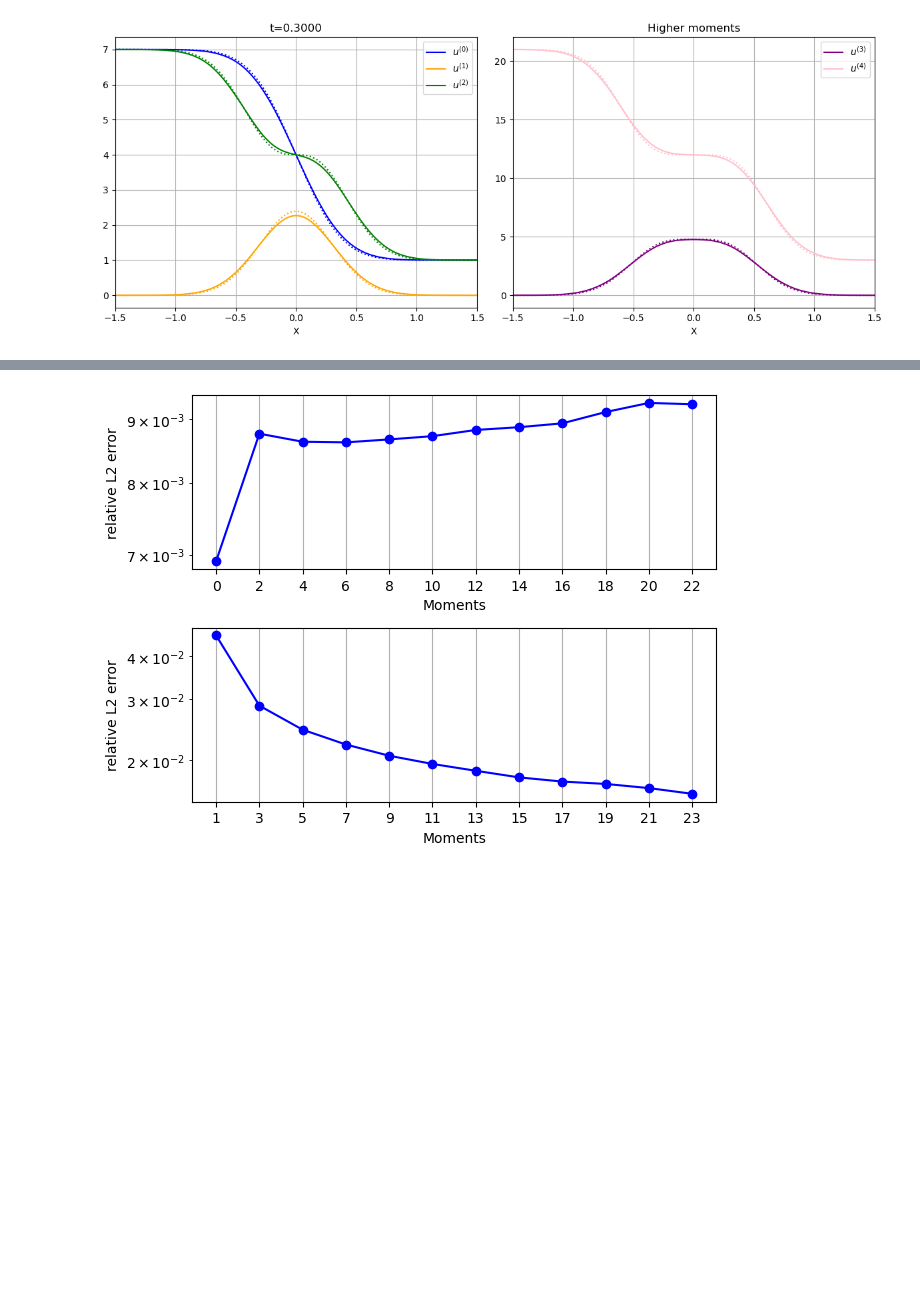
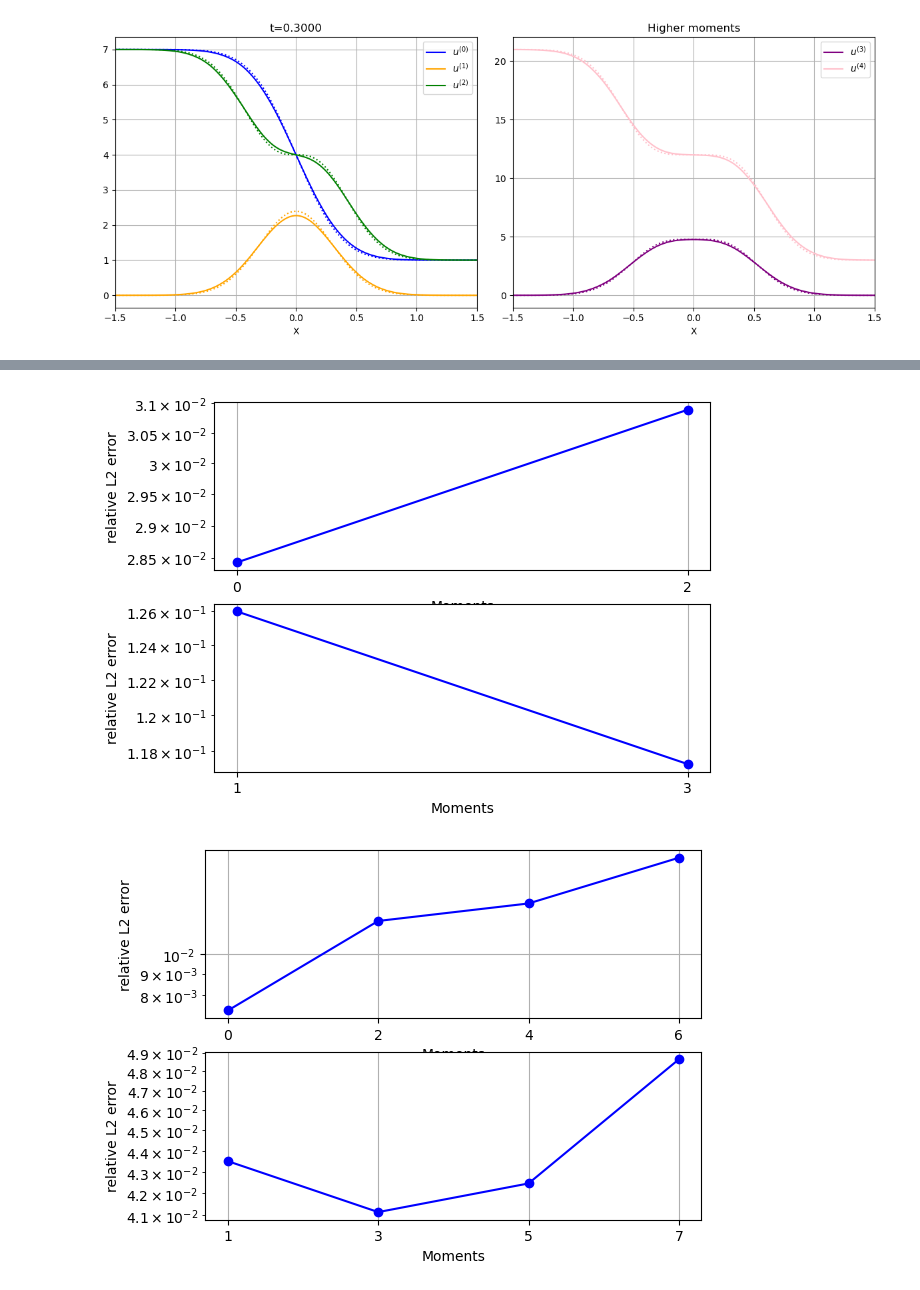
Before and after one commit to JanHab/ExtGram.jl, a Jupyter notebook: notebooks/FindOptimalShockSetting.ipynb, the cells around one changed output, grey strips where cells are left out. Drawn from its saved outputs; the diff is of its cells as text; code cells hidden in the pictures; blank space fills up the shorter version.

Commit message:
comparison moments with bgk

```diff
--- a/notebooks/FindOptimalShockSetting.ipynb
+++ b/notebooks/FindOptimalShockSetting.ipynb
@@ -623,39 +543,0 @@ fig.show()
-# %%
-M = 24
-filename = f"../out/Riemann1D/Moments/gram_solution_M{M}_closure{closure}_Kn{Kn}_source{source_string}_T_end{T_end}_rho_L{rho_L}_rho_R{rho_R}_v_L{v_L}_v_R{v_R}_theta_L{theta_L}_theta_R{theta_R}_base_tree_level{base_tree_level}_polydeg{polydeg}.tsv"   # <-- replace with your file
-data = read_solution_file(filename)
-
-# Build time → timestep mapping
-times = np.array([data[ts]["t"] for ts in sorted(data.keys())])
-timesteps = np.array(sorted(data.keys()))
-
-time_query = 21 # last time step
-sol = interpolate_solution(data, time_query, times, timesteps)
-x, u, t = sol["x"], sol["u"], sol["t"]
-
-L2 = []
-for i in range(M):
-    u_BGK = np.trapz(c[:, None]**i * f_T, c_BGK, axis=0)
-    u_BGK_interp1D = interp1d(x_BGK, u_BGK, kind='linear')
-    u_BGK_projected = u_BGK_interp1D(x)
-    u_ExtGramian = u[:,i]
-    L2.append(
-        np.linalg.norm(u_ExtGramian - u_BGK_projected, 2) / np.linalg.norm(u_BGK_projected, 2)
-    )
-
-moments = np.linspace(0, M-1, M, dtype=int)
-fig, axs = plt.subplots(2)
-axs[0].semilogy(moments[::2], L2[::2], '-o', color='blue')
-axs[0].set_xticks(moments[::2])
-
-axs[1].semilogy(moments[1:][::2], L2[1:][::2], '-o', color='blue')
-axs[1].set_xticks(moments[1:][::2])
-
-[ax.grid() for ax in axs]
-[ax.set_xlabel('Moments') for ax in axs]
-[ax.set_ylabel('relative L2 error') for ax in axs]
-
-fig.tight_layout()
-fig.show()
-# %% [output]
-[figure, removed]
@@ -661,0 +583,12 @@ fig.show()
+# %%
+moments, L2 = [], []
+M_vector = [4, 8, 12, 16, 20, 24]
+for M in M_vector:
+    fig, axs, moments_, L2_ = convergence_moments(M)
+    # fig.show()
+
+    moments.append(moments_)
+    L2.append(L2_)
+# %% [output]
+[figure, added]
+[figure, added]
```
Also changed, not shown: parts of 9 cells of this notebook, 1 other file.
